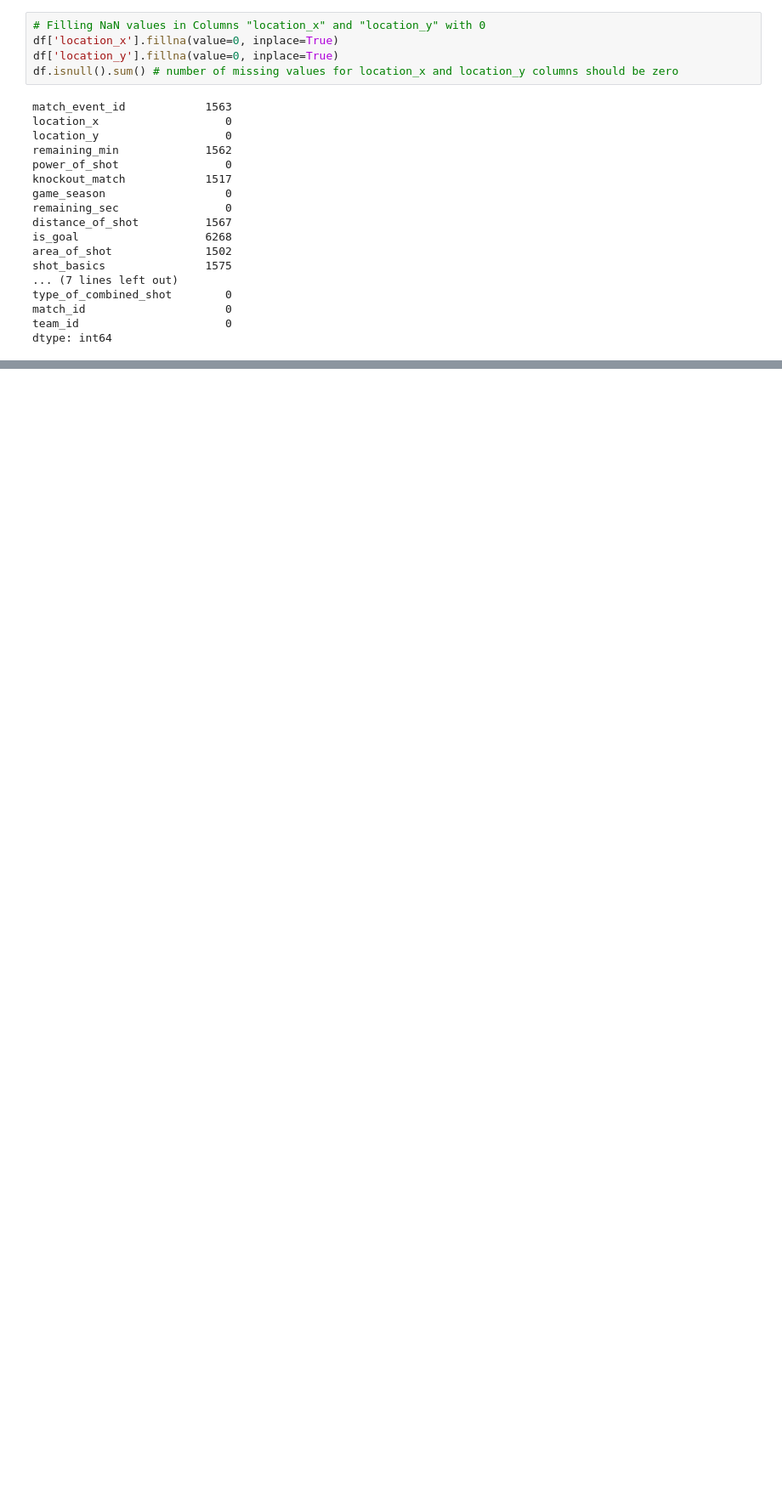
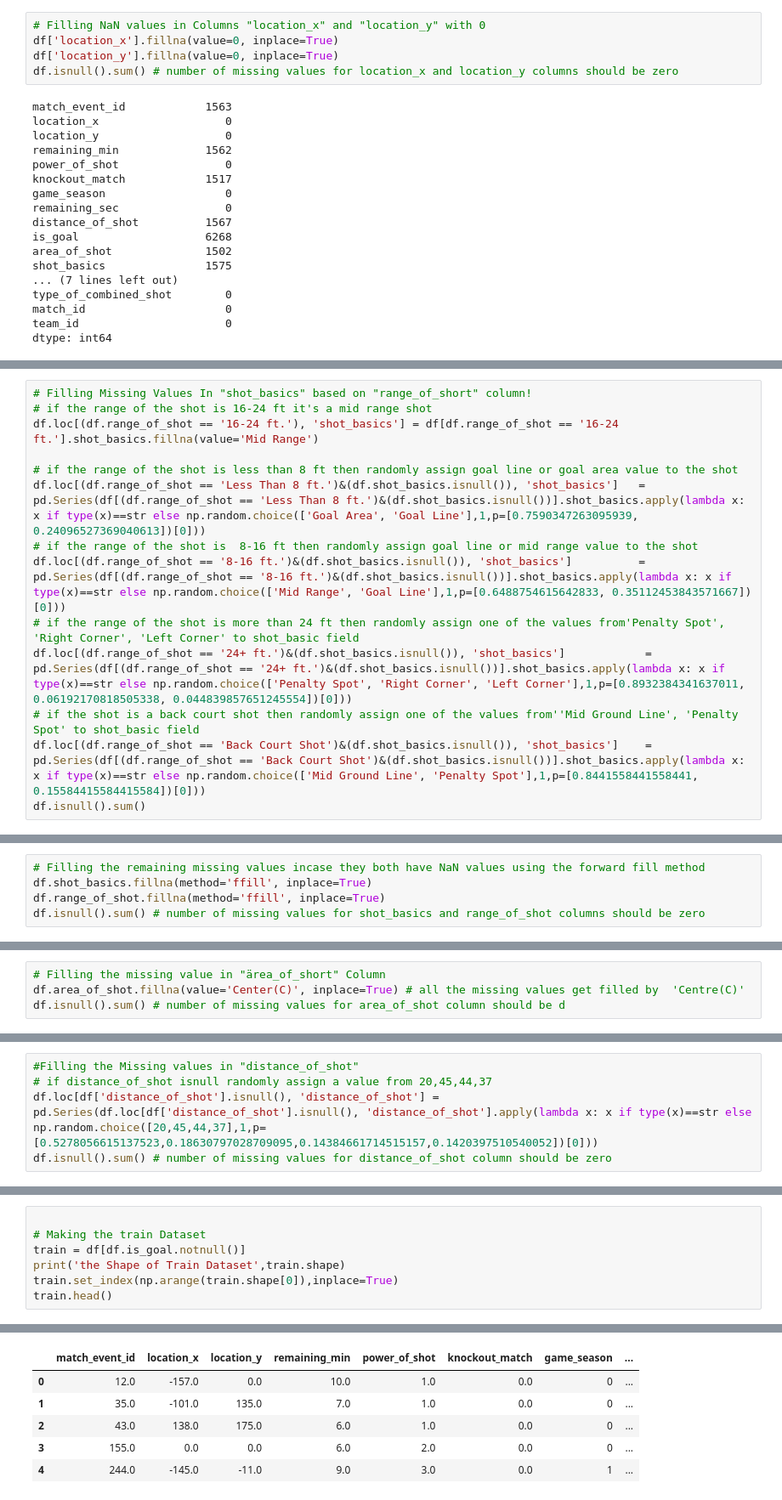
Before and after one commit to manan-bedi2908/Christiano-Ronaldo, a Jupyter notebook: ronaldo_manan.ipynb, the cells around one changed output, grey strips where cells are left out. Shown: that part at 85% size. Cells and saved outputs as stored; diff of their text form; blank space fills up the shorter version.

```diff
--- a/ronaldo_manan.ipynb
+++ b/ronaldo_manan.ipynb
@@ -335,0 +478,14 @@ Null values in column home/away after the forward fill = 0
+# %%
+# Filling Missing Values In "shot_basics" based on "range_of_short" column!
+# if the range of the shot is 16-24 ft it's a mid range shot
+df.loc[(df.range_of_shot == '16-24 ft.'), 'shot_basics'] = df[df.range_of_shot == '16-24 ft.'].shot_basics.fillna(value='Mid Range')
+
+# if the range of the shot is less than 8 ft then randomly assign goal line or goal area value to the shot
+df.loc[(df.range_of_shot == 'Less Than 8 ft.')&(df.shot_basics.isnull()), 'shot_basics']   =  pd.Series(df[(df.range_of_shot == 'Less Than 8 ft.')&(df.shot_basics.isnull())].shot_basics.apply(lambda x: x if type(x)==str else np.random.choice(['Goal Area', 'Goal Line'],1,p=[0.7590347263095939, 0.24096527369040613])[0]))
+# if the range of the shot is  8-16 ft then randomly assign goal line or mid range value to the shot
+df.loc[(df.range_of_shot == '8-16 ft.')&(df.shot_basics.isnull()), 'shot_basics']          =  pd.Series(df[(df.range_of_shot == '8-16 ft.')&(df.shot_basics.isnull())].shot_basics.apply(lambda x: x if type(x)==str else np.random.choice(['Mid Range', 'Goal Line'],1,p=[0.6488754615642833, 0.35112453843571667])[0]))
+# if the range of the shot is more than 24 ft then randomly assign one of the values from'Penalty Spot', 'Right Corner', 'Left Corner' to shot_basic field
+df.loc[(df.range_of_shot == '24+ ft.')&(df.shot_basics.isnull()), 'shot_basics']            =  pd.Series(df[(df.range_of_shot == '24+ ft.')&(df.shot_basics.isnull())].shot_basics.apply(lambda x: x if type(x)==str else np.random.choice(['Penalty Spot', 'Right Corner', 'Left Corner'],1,p=[0.8932384341637011, 0.06192170818505338, 0.044839857651245554])[0]))
+# if the shot is a back court shot then randomly assign one of the values from''Mid Ground Line', 'Penalty Spot' to shot_basic field
+df.loc[(df.range_of_shot == 'Back Court Shot')&(df.shot_basics.isnull()), 'shot_basics']    =  pd.Series(df[(df.range_of_shot == 'Back Court Shot')&(df.shot_basics.isnull())].shot_basics.apply(lambda x: x if type(x)==str else np.random.choice(['Mid Ground Line', 'Penalty Spot'],1,p=[0.8441558441558441, 0.15584415584415584])[0]))
+df.isnull().sum()
@@ -335,0 +534,5 @@ Null values in column home/away after the forward fill = 0
+# %%
+# Filling the remaining missing values incase they both have NaN values using the forward fill method
+df.shot_basics.fillna(method='ffill', inplace=True)
+df.range_of_shot.fillna(method='ffill', inplace=True)
+df.isnull().sum() # number of missing values for shot_basics and range_of_shot columns should be zero
@@ -335,0 +557,4 @@ Null values in column home/away after the forward fill = 0
+# %%
+# Filling the missing value in "ärea_of_short" Column
+df.area_of_shot.fillna(value='Center(C)', inplace=True) # all the missing values get filled by  'Centre(C)'
+df.isnull().sum() # number of missing values for area_of_shot column should be d
@@ -335,0 +598,5 @@ Null values in column home/away after the forward fill = 0
+# %%
+#Filling the Missing values in "distance_of_shot"
+# if distance_of_shot isnull randomly assign a value from 20,45,44,37
+df.loc[df['distance_of_shot'].isnull(), 'distance_of_shot'] = pd.Series(df.loc[df['distance_of_shot'].isnull(), 'distance_of_shot'].apply(lambda x: x if type(x)==str else np.random.choice([20,45,44,37],1,p=[0.5278056615137523,0.18630797028709095,0.14384661714515157,0.1420397510540052])[0]))
+df.isnull().sum() # number of missing values for distance_of_shot column should be zero
@@ -335,0 +658,8 @@ Null values in column home/away after the forward fill = 0
+# %%
+
+# Making the train Dataset
+train = df[df.is_goal.notnull()]
+print('the Shape of Train Dataset',train.shape)
+train.set_index(np.arange(train.shape[0]),inplace=True)
+train.head()
+# %% [output]
@@ -335,0 +667,6 @@ Null values in column home/away after the forward fill = 0
+|  | match_event_id | location_x | location_y | remaining_min | power_of_shot | knockout_match | game_season | ... |
+| 0 | 12.0 | -157.0 | 0.0 | 10.0 | 1.0 | 0.0 | 0 | ... |
+| 1 | 35.0 | -101.0 | 135.0 | 7.0 | 1.0 | 0.0 | 0 | ... |
+| 2 | 43.0 | 138.0 | 175.0 | 6.0 | 1.0 | 0.0 | 0 | ... |
+| 3 | 155.0 | 0.0 | 0.0 | 6.0 | 2.0 | 0.0 | 0 | ... |
+| 4 | 244.0 | -145.0 | -11.0 | 9.0 | 3.0 | 0.0 | 1 | ... |
```
Also changed, not shown: parts of 52 cells of this notebook.
